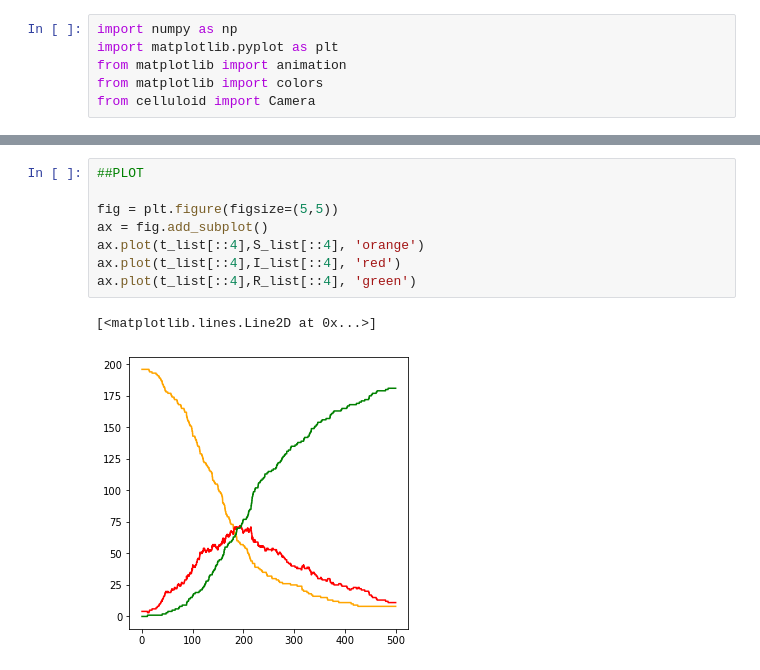
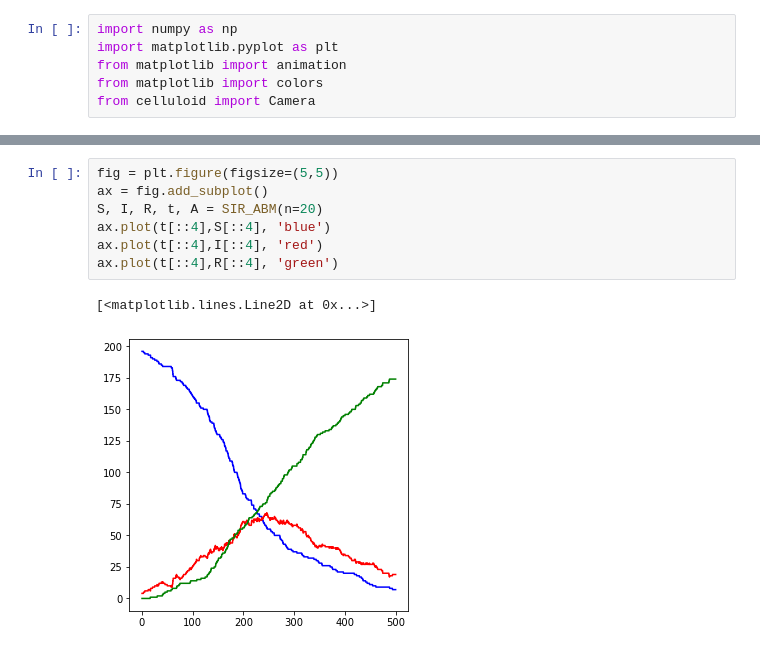
Before and after one commit to danHarold/m2r-project, a Jupyter notebook: m2r_project.ipynb, the cells around one changed output, grey strips where cells are left out. Drawn from its saved outputs; the diff is of its cells as text.

```diff
--- a/m2r_project.ipynb
+++ b/m2r_project.ipynb
@@ -141,11 +128,10 @@ while t < max_time:
 # %%
-##PLOT
-
 fig = plt.figure(figsize=(5,5))
 ax = fig.add_subplot()
-ax.plot(t_list[::4],S_list[::4], 'orange')
-ax.plot(t_list[::4],I_list[::4], 'red')
-ax.plot(t_list[::4],R_list[::4], 'green')
+S, I, R, t, A = SIR_ABM(n=20)
+ax.plot(t[::4],S[::4], 'blue')
+ax.plot(t[::4],I[::4], 'red')
+ax.plot(t[::4],R[::4], 'green')
 # %% [output]
 [<matplotlib.lines.Line2D at 0x...>]
-[figure, old version]
+[figure, new version]
```
Also changed, not shown: parts of 9 cells of this notebook.
